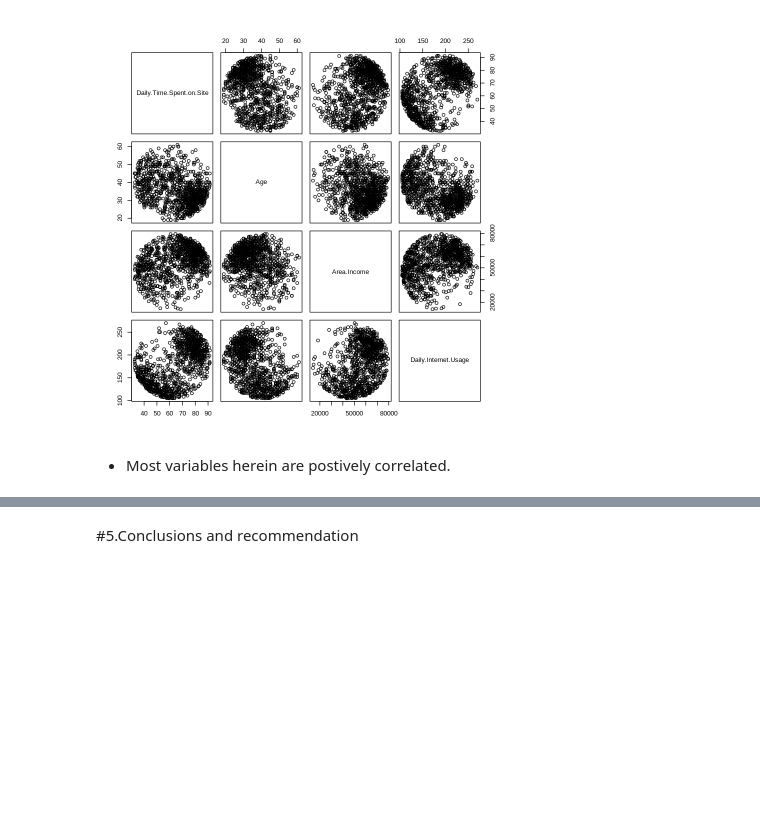
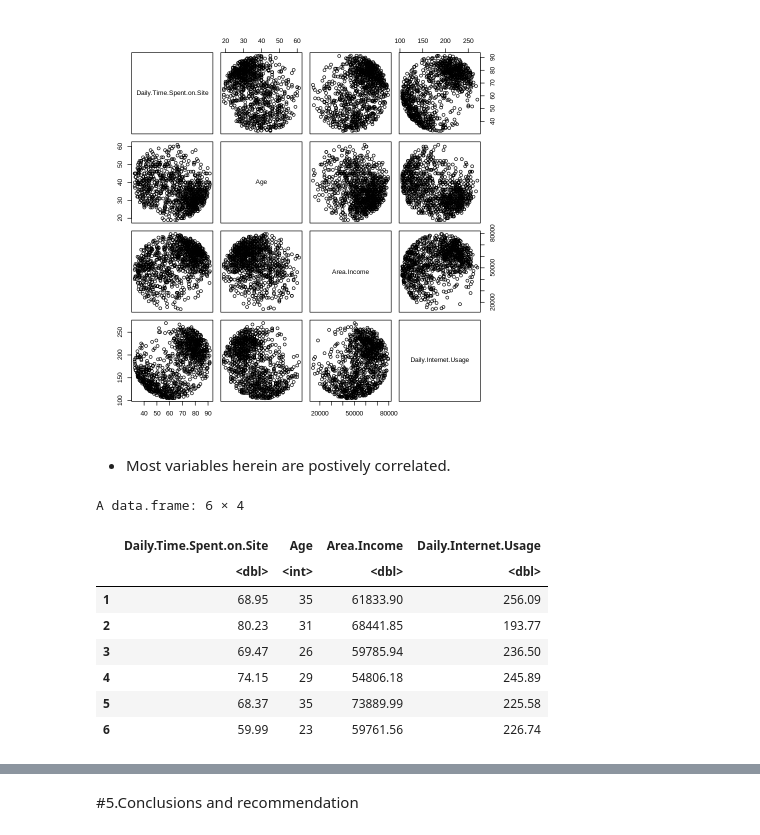
Before and after one commit to WinnieAnyoso/R_EDA, a Jupyter notebook: w12_IP_Anyoso.ipynb, the cells around one changed output, grey strips where cells are left out. Drawn from its saved outputs; the diff is of its cells as text; code cells hidden in the pictures; blank space fills up the shorter version.

```diff
--- a/w12_IP_Anyoso.ipynb
+++ b/w12_IP_Anyoso.ipynb
@@ -279,3 +301,17 @@ pairs(data[, c(1,2,3, 4)])
 [figure]
 # %% [markdown]
 - Most variables herein are postively correlated.
+# %%
+# Selecting Numeric data for the sake of correlation
+my_data <- data[, c(1:4)]
+head(my_data)
+# %% [output]
+A data.frame: 6 × 4
+|  | Daily.Time.Spent.on.Site | Age | Area.Income | Daily.Internet.Usage |
+|  | <dbl> | <int> | <dbl> | <dbl> |
+| 1 | 68.95 | 35 | 61833.90 | 256.09 |
+| 2 | 80.23 | 31 | 68441.85 | 193.77 |
+| 3 | 69.47 | 26 | 59785.94 | 236.50 |
+| 4 | 74.15 | 29 | 54806.18 | 245.89 |
+| 5 | 68.37 | 35 | 73889.99 | 225.58 |
+| 6 | 59.99 | 23 | 59761.56 | 226.74 |
```
Also changed, not shown: parts of 15 cells of this notebook.
